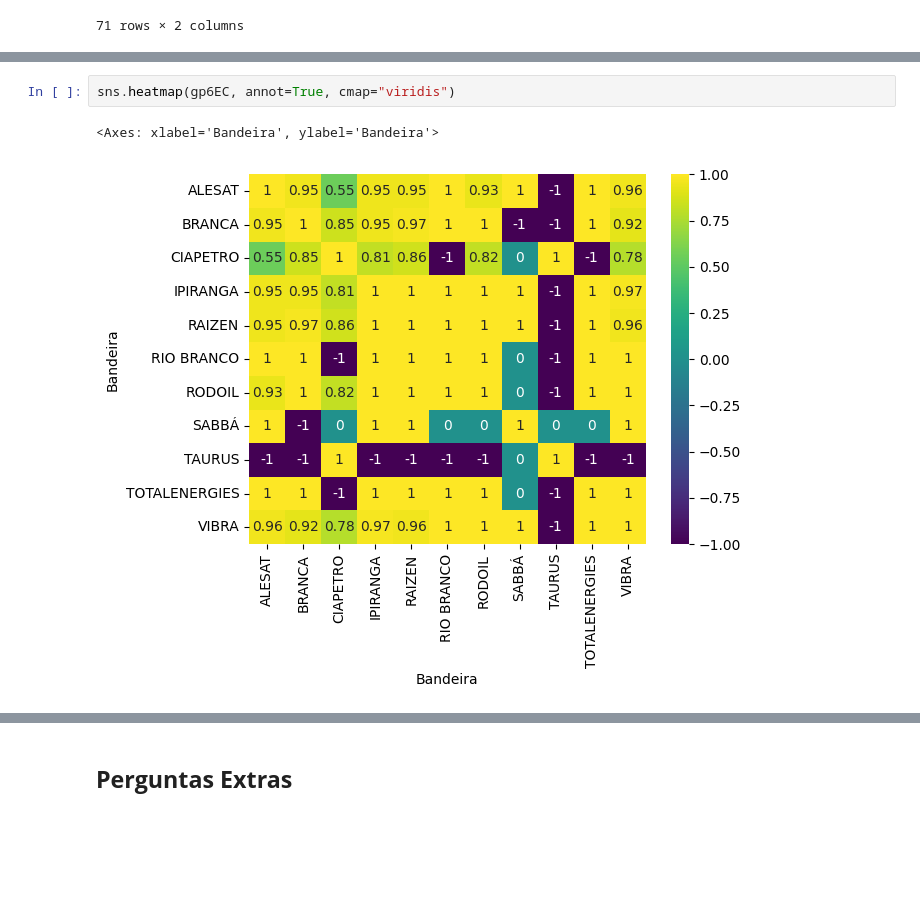
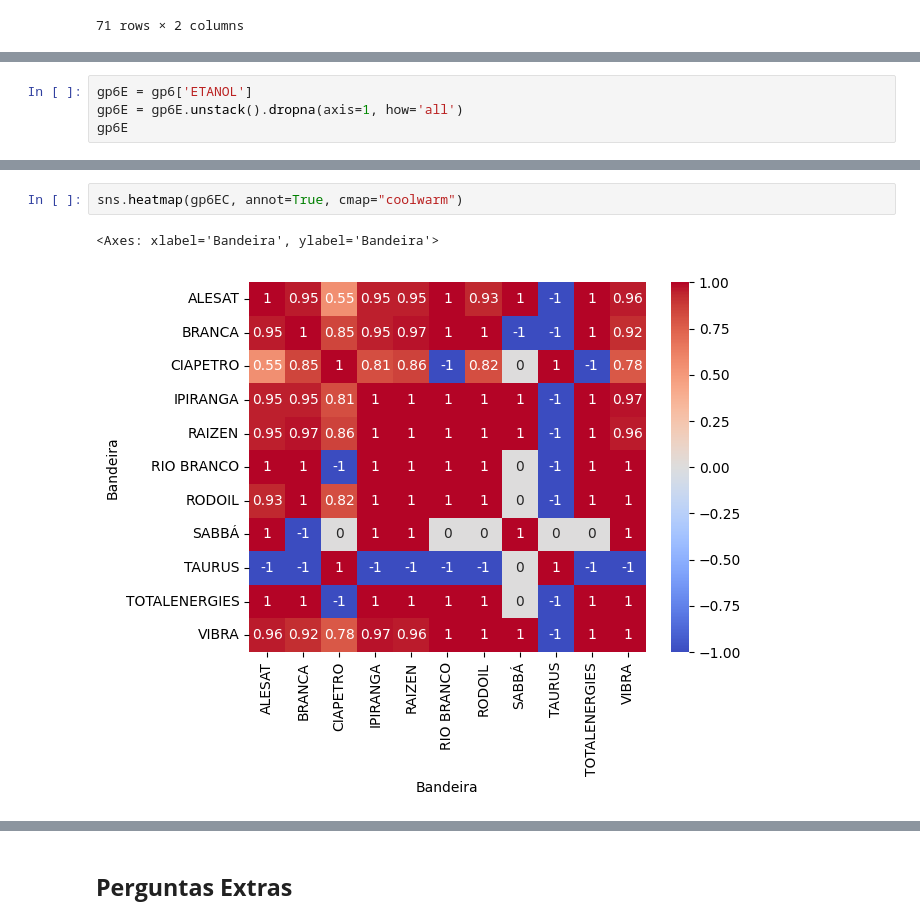
Before and after one commit to arthurlorran1/Projeto-4, a Jupyter notebook: notebook.ipynb, the cells around one changed output, grey strips where cells are left out. Drawn from its saved outputs; the diff is of its cells as text; blank space fills up the shorter version.

```diff
--- a/notebook.ipynb
+++ b/notebook.ipynb
@@ -560,0 +554,4 @@ gp6G = gp6G.unstack(level='Bandeira')
+# %%
+gp6E = gp6['ETANOL']
+gp6E = gp6E.unstack().dropna(axis=1, how='all')
+gp6E
@@ -611,6 +614,6 @@ plt.colorbar()
 # %%
-sns.heatmap(gp6EC, annot=True, cmap="viridis")
+sns.heatmap(gp6EC, annot=True, cmap="coolwarm")
 # %% [output]
 <Axes: xlabel='Bandeira', ylabel='Bandeira'>
-[figure, old version]
+[figure, new version]
 # %%
```
Also changed, not shown: parts of 10 cells of this notebook, 13 other files.
